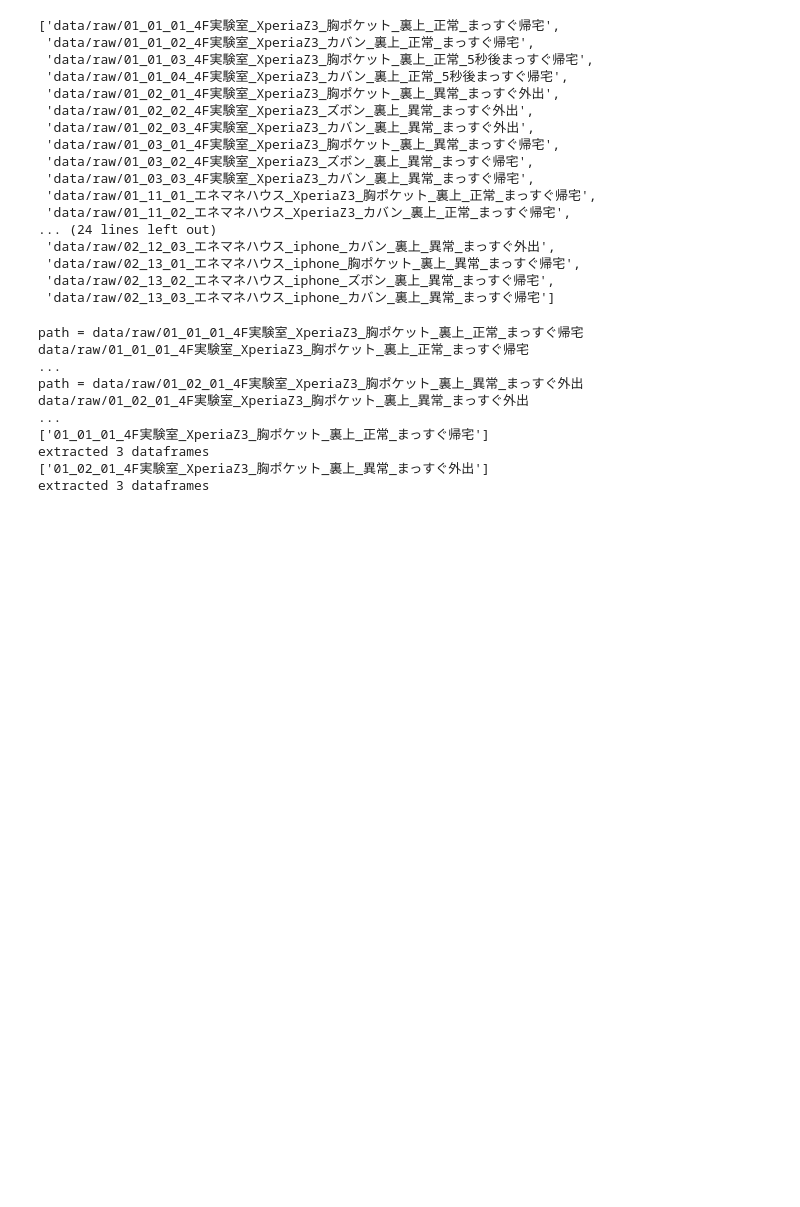
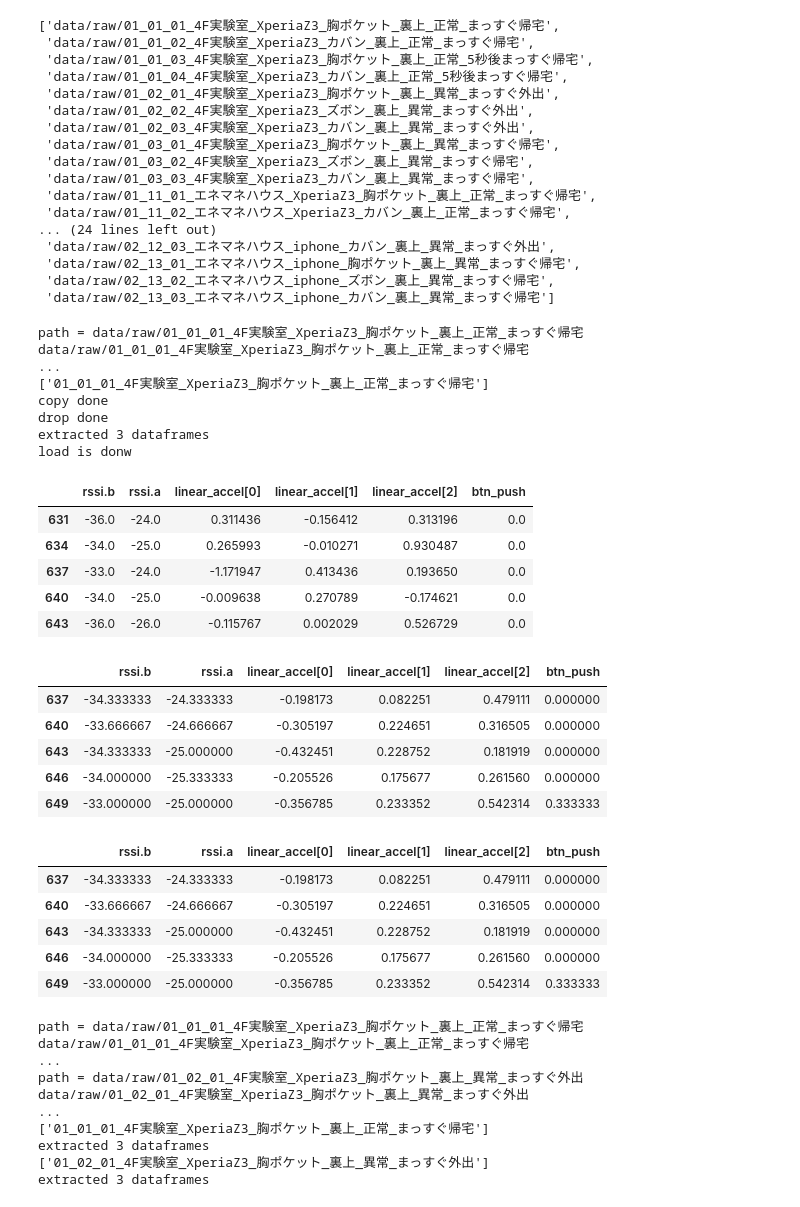
Before and after one commit to refluster/jupyter, a Jupyter notebook: 009.dkj_learn/datasets.ipynb, the cells around one changed output. Saved outputs shown, nothing was run; the diff lists cells and outputs as text; code cells hidden in the pictures; blank space fills up the shorter version.

Commit message:
add method moving_periods on datasets

```diff
--- a/009.dkj_learn/datasets.ipynb
+++ b/009.dkj_learn/datasets.ipynb
@@ -183,12 +183,49 @@ def normalize(dfl, mean_std, column):
 def normalize_by_base_data(dfl_base, dfl_target, column):
     ms = _get_mean_std(dfl_base, column)
     return normalize(dfl_target, ms, list_flatten(column))
+# %%
+def moving_average(dfl, window=3, min_periods=3):
+    dfl_new = []
+    for df in dfl:
+        dfl_new.append(df.rolling(window=window, min_periods=min_periods).mean()[min_periods-1:])
+    return dfl_new
 # %%
 def sample2():
     ds = load('data/raw/01_01_01_4F実験室_XperiaZ3_胸ポケット_裏上_正常_まっすぐ帰宅')
     dfl = get_data(ds, before=6, after=0, column=['rssi.b','rssi.a','linear_accel[0]','linear_accel[1]','linear_accel[2]','btn_push'], drop_interval=3)
+    print('load is donw')
+    display(dfl[0].head())
+    dfl = moving_average(dfl, window=3, min_periods=3)
+    display(dfl[0].head())
     return dfl[0]
 #sample2()
+# %% [output]
+path = data/raw/01_01_01_4F実験室_XperiaZ3_胸ポケット_裏上_正常_まっすぐ帰宅
+data/raw/01_01_01_4F実験室_XperiaZ3_胸ポケット_裏上_正常_まっすぐ帰宅
+...
+['01_01_01_4F実験室_XperiaZ3_胸ポケット_裏上_正常_まっすぐ帰宅']
+copy done
+drop done
+extracted 3 dataframes
+load is donw
+|  | rssi.b | rssi.a | linear_accel[0] | linear_accel[1] | linear_accel[2] | btn_push |
+| 631 | -36.0 | -24.0 | 0.311436 | -0.156412 | 0.313196 | 0.0 |
+| 634 | -34.0 | -25.0 | 0.265993 | -0.010271 | 0.930487 | 0.0 |
+| 637 | -33.0 | -24.0 | -1.171947 | 0.413436 | 0.193650 | 0.0 |
+| 640 | -34.0 | -25.0 | -0.009638 | 0.270789 | -0.174621 | 0.0 |
+| 643 | -36.0 | -26.0 | -0.115767 | 0.002029 | 0.526729 | 0.0 |
+|  | rssi.b | rssi.a | linear_accel[0] | linear_accel[1] | linear_accel[2] | btn_push |
+| 637 | -34.333333 | -24.333333 | -0.198173 | 0.082251 | 0.479111 | 0.000000 |
+| 640 | -33.666667 | -24.666667 | -0.305197 | 0.224651 | 0.316505 | 0.000000 |
+| 643 | -34.333333 | -25.000000 | -0.432451 | 0.228752 | 0.181919 | 0.000000 |
+| 646 | -34.000000 | -25.333333 | -0.205526 | 0.175677 | 0.261560 | 0.000000 |
+| 649 | -33.000000 | -25.000000 | -0.356785 | 0.233352 | 0.542314 | 0.333333 |
+|  | rssi.b | rssi.a | linear_accel[0] | linear_accel[1] | linear_accel[2] | btn_push |
+| 637 | -34.333333 | -24.333333 | -0.198173 | 0.082251 | 0.479111 | 0.000000 |
+| 640 | -33.666667 | -24.666667 | -0.305197 | 0.224651 | 0.316505 | 0.000000 |
+| 643 | -34.333333 | -25.000000 | -0.432451 | 0.228752 | 0.181919 | 0.000000 |
+| 646 | -34.000000 | -25.333333 | -0.205526 | 0.175677 | 0.261560 | 0.000000 |
+| 649 | -33.000000 | -25.000000 | -0.356785 | 0.233352 | 0.542314 | 0.333333 |
 # %%
 def sample3():
     # load dataset
```
